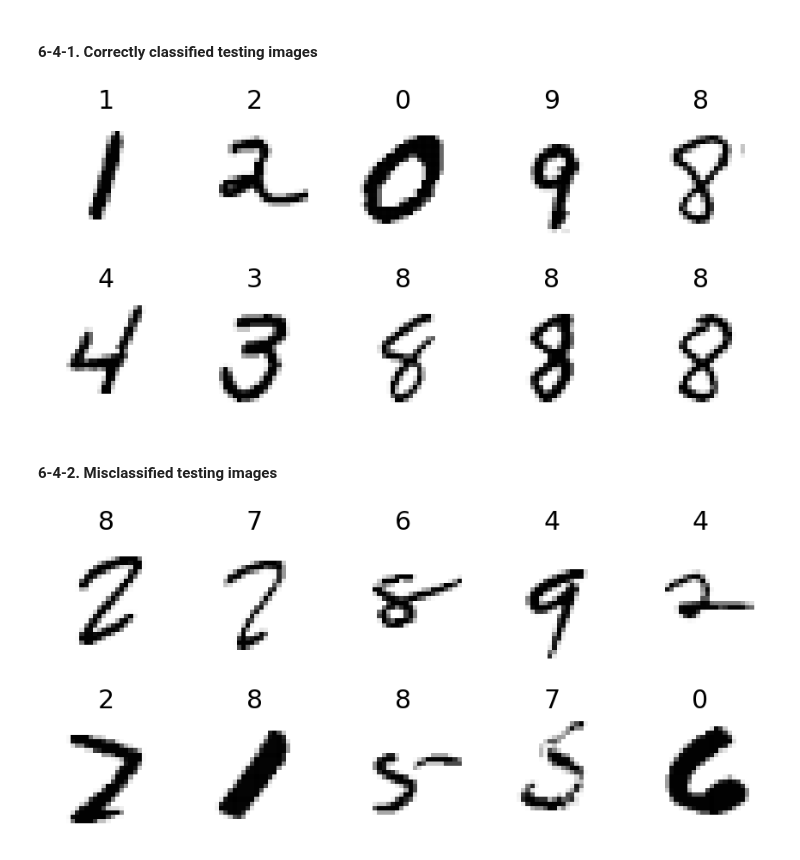
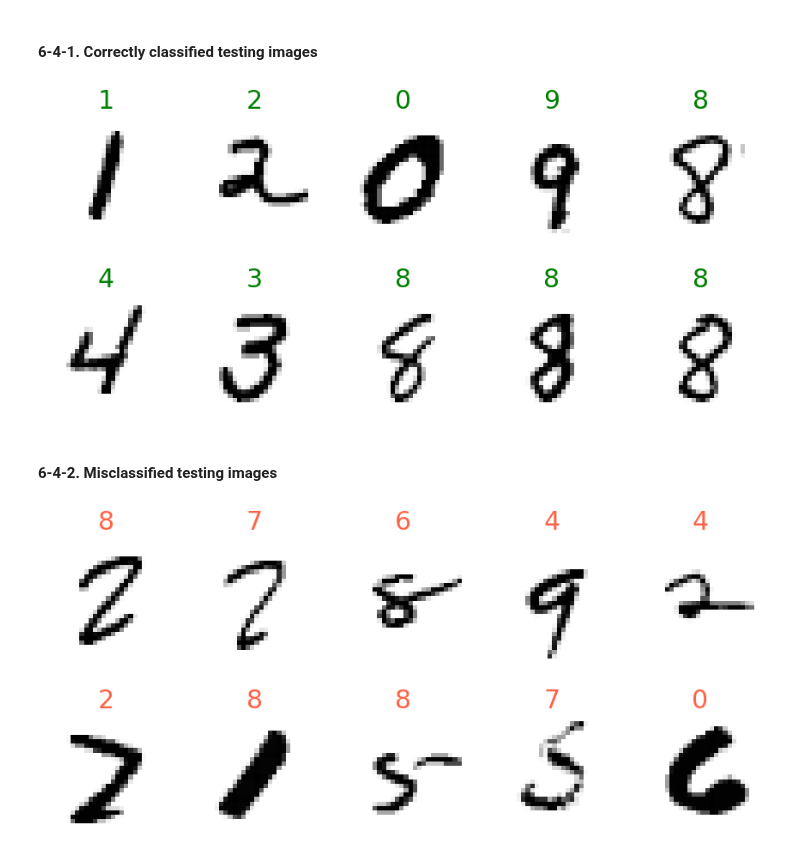
Before and after one commit to ihooni/class-MachineLearning, a Jupyter notebook: 09/assignment-09.ipynb, the cells around one changed output. Drawn from its saved outputs; the diff is of its cells as text; code cells hidden in the pictures.

```diff
--- a/09/assignment-09.ipynb
+++ b/09/assignment-09.ipynb
@@ -245,24 +245,24 @@ plt.figure(figsize=(15, 7))
 
 for i in range(10):
   plt.subplot(2, 5, i + 1)
-  plt.title(correct_labels[i].item(), fontsize=30)
+  plt.title(correct_labels[i].item(), fontsize=30, color='green')
   plt.imshow(correct_images[i].reshape(SIZE_ROW, SIZE_COL).to('cpu'), cmap='Greys', interpolation='None')
   plt.axis('off')
 
 plt.show()
 # %% [output]
-[figure, old version]
+[figure, new version]
 # %% [markdown]
 #### 6-4-2. Misclassified testing images
 # %%
 plt.figure(figsize=(15, 7))
 
 for i in range(10):
   plt.subplot(2, 5, i + 1)
-  plt.title(mis_labels[i].item(), fontsize=30)
+  plt.title(mis_labels[i].item(), fontsize=30, color='tomato')
   plt.imshow(mis_images[i].reshape(SIZE_ROW, SIZE_COL).to('cpu'), cmap='Greys', interpolation='None')
   plt.axis('off')
 
 plt.show()
 # %% [output]
-[figure, old version]
+[figure, new version]
```
